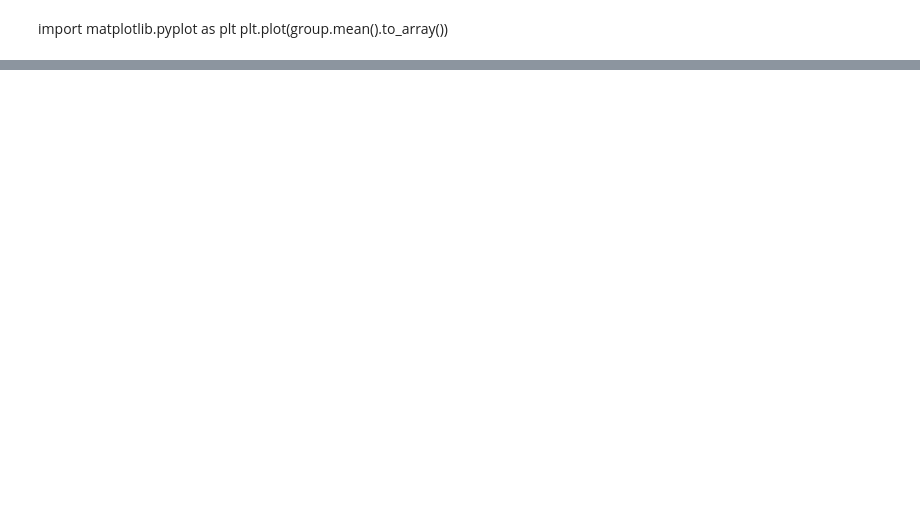
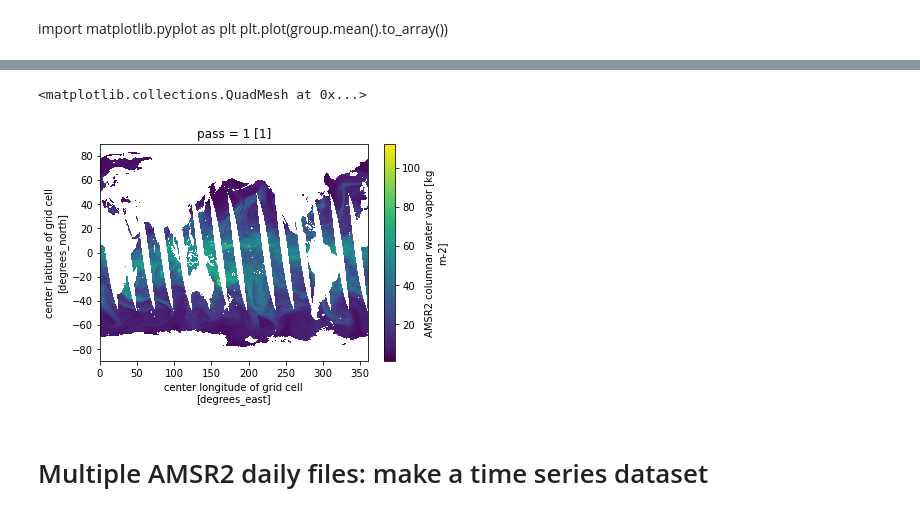
Before and after one commit to snigsam/VaporLakes, a Jupyter notebook: Histograms_of_tqv.ipynb, the cells around one changed output, grey strips where cells are left out. Drawn from its saved outputs; the diff is of its cells as text; code cells hidden in the pictures; blank space fills up the shorter version.

```diff
--- a/Histograms_of_tqv.ipynb
+++ b/Histograms_of_tqv.ipynb
@@ -43,0 +134,7 @@ plt.plot(group.mean().to_array())
+# %%
+amsr2.water_vapor[0].plot()
+# %% [output]
+<matplotlib.collections.QuadMesh at 0x...>
+[figure, added]
+# %% [markdown]
+# Multiple AMSR2 daily files: make a time series dataset
```
Also changed, not shown: parts of 22 cells of this notebook.
